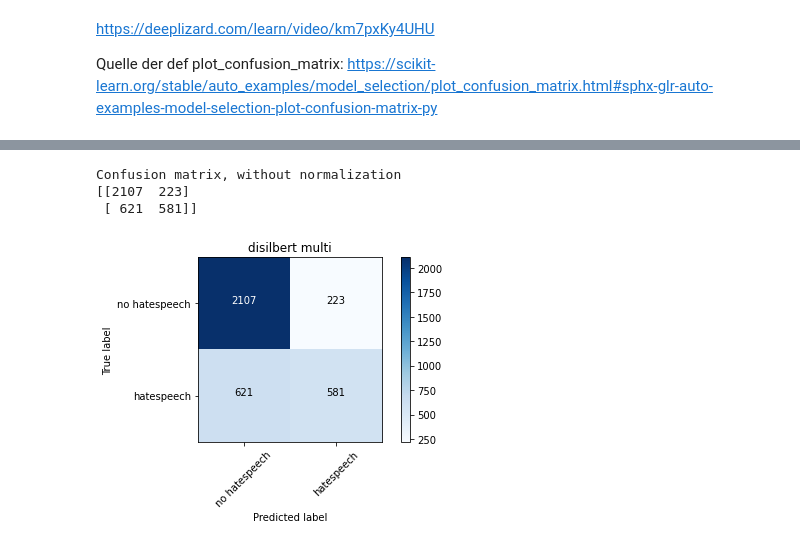
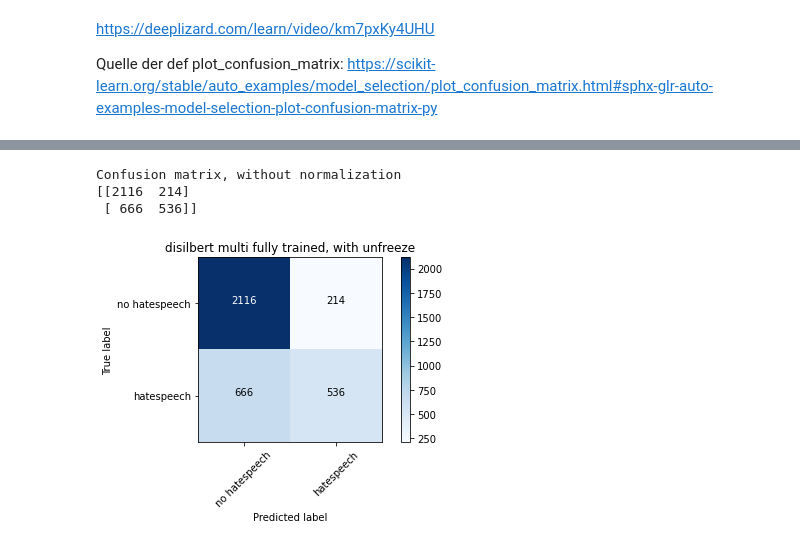
Before and after one commit to BiancaStadl/Bachelorarbeit, a Jupyter notebook: 02_same_approach_as_03_huggingface_distil_multi_bert_mit_Freeze.ipynb, the cells around one changed output, grey strips where cells are left out. Drawn from its saved outputs; the diff is of its cells as text; code cells hidden in the pictures.

Commit message:
22010404, freeze, unfreeze two matrices

```diff
--- a/02_same_approach_as_03_huggingface_distil_multi_bert_mit_Freeze.ipynb
+++ b/02_same_approach_as_03_huggingface_distil_multi_bert_mit_Freeze.ipynb
@@ -509,7 +509,7 @@ from official.nlp import optimization
   Building wheel for py-cpuinfo (setup.py) ... done
   Building wheel for seqeval (setup.py) ... done
 # %%
-training_epochs = 8
+training_epochs = 10
 
 #das ist dann schon wieder von 01 (tf tutorial classify text)
 
@@ -542,9 +542,8 @@ model.compile(loss=loss, optimizer=optimizer ,metrics=[metrics,metrics_recall,me
 model.fit(
      x = [X_train_ids, X_train_attention],
      y = np.array(training_labels),
-     epochs = 8,
-     batch_size = 32,
+     epochs = 10,
+     batch_size = 32
      #steps_per_epoch = 157,
-     verbose=2
 )
 # %% [output]
@@ -570,7 +622,7 @@ Epoch 8/8
 for layer in model.layers[:3]:
   layer.trainable = True
 # %%
-training_epochs = 3
+training_epochs = 4
 
 #das ist dann schon wieder von 01 (tf tutorial classify text)
 steps_per_epoch = 157
@@ -615,7 +667,7 @@ ________________________________________________________________________________
 model.fit(
      x = [X_train_ids, X_train_attention],
      y = np.array(training_labels),
-     epochs =3,
+     epochs =4,
      batch_size = 32,
      #steps_per_epoch = 157
      #validation_data = ([X_valid_ids, X_valid_attention], y_valid.to_numpy()),
@@ -724,7 +749,7 @@ plot_labels = ['no hatespeech','hatespeech']
 # %%
-plot_confusion_matrix(cm=cm, classes=plot_labels, title='disilbert multi')
+plot_confusion_matrix(cm=cm, classes=plot_labels, title='disilbert multi fully trained, with unfreeze')
 # %% [output]
 Confusion matrix, without normalization
-[[2107  223]
- [ 621  581]]
+[[2116  214]
+ [ 666  536]]
-[figure, old version]
+[figure, new version]
```
Also changed, not shown: parts of 22 cells of this notebook.
